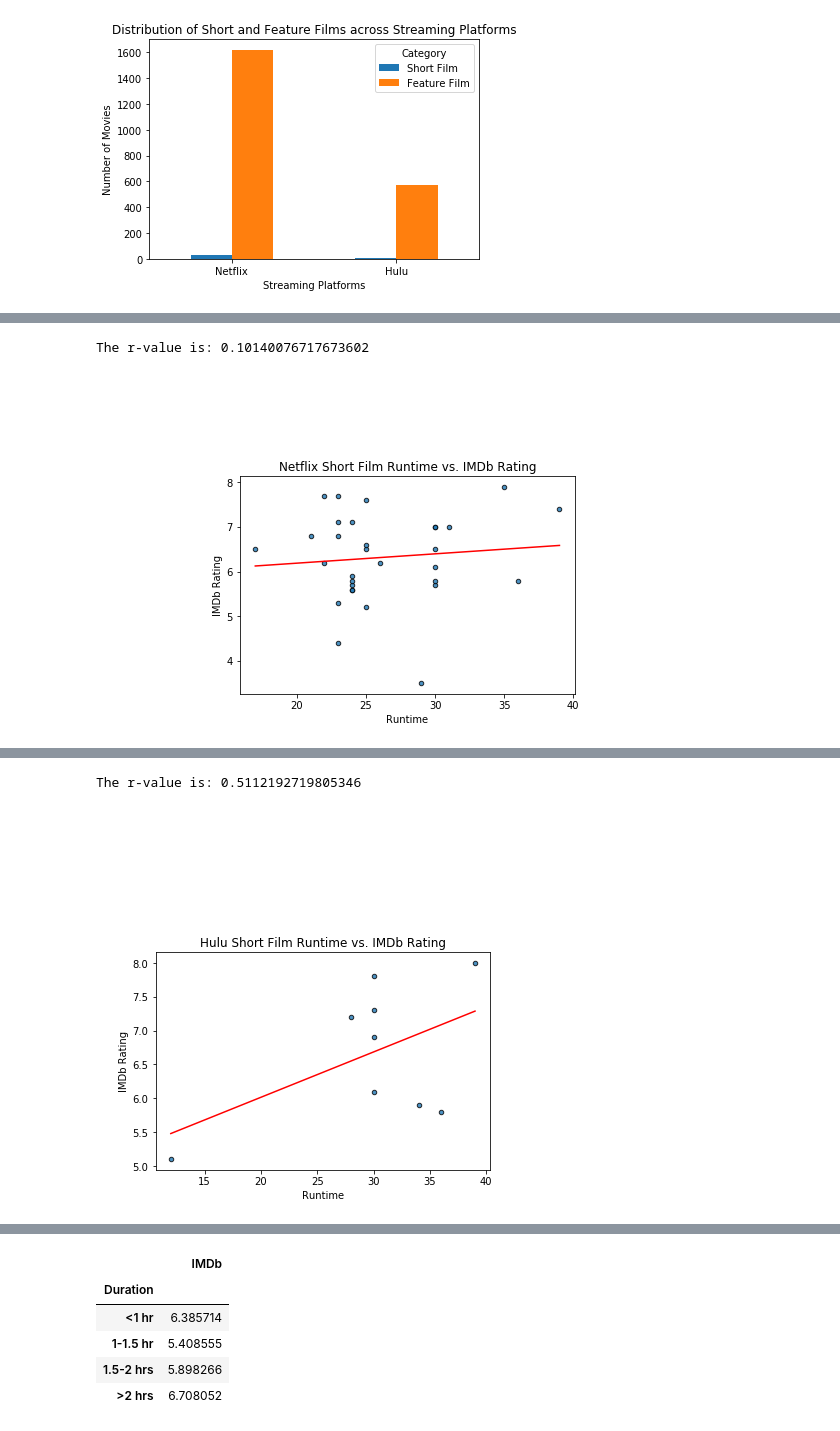
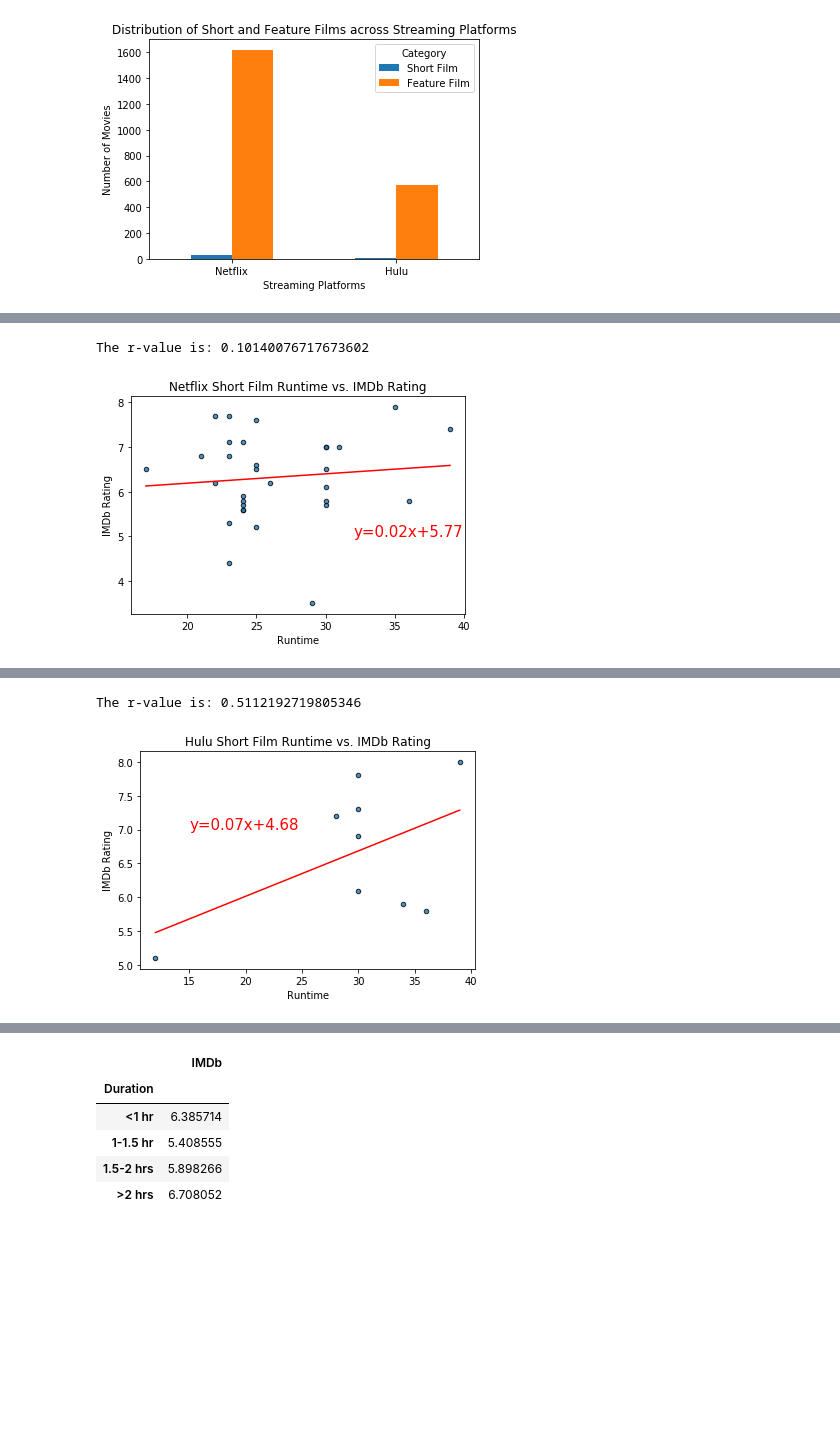
Before and after one commit to tracygoznikar/Project-1, a Jupyter notebook: Runtime Analysis/RuntimeAnalysis - data analysis.ipynb, the cells around one changed output, grey strips where cells are left out. Cells and saved outputs as stored; diff of their text form; code cells hidden in the pictures; blank space fills up the shorter version.

```diff
--- a/Runtime Analysis/RuntimeAnalysis - data analysis.ipynb
+++ b/Runtime Analysis/RuntimeAnalysis - data analysis.ipynb
@@ -156,7 +157,7 @@ regress_values = x_values * slope +intercept
 line_eq = "y=" + str(round(slope,2)) + "x+"+str(round(intercept,2))
 #plt.scatter(x_values, y_values)
 plt.plot(x_values,regress_values,"r-")
-plt.annotate(line_eq,(6,10),fontsize=15,color="red") #####WHY EQUATION NOT SHOWING UP:?:######
+plt.annotate(line_eq,(32,5),fontsize=15,color="red")
 plt.xlabel('Runtime')
 plt.ylabel('IMDb Rating')
 plt.tight_layout
@@ -167,7 +168,7 @@ plt.savefig("Images/NetflixShortFilmRuntimeVSIMDb.png")
 plt.show()
 # %% [output]
 The r-value is: 0.10140076717673602
-[figure, old version]
+[figure, new version]
 # %%
 short_hulu_df = shortfilm_df.loc[shortfilm_df['Hulu']==1]
 short_hulu_df
@@ -185,29 +186,29 @@ short_hulu_df
 # %%
 short_hulu_df.plot.scatter(x="Runtime",
                           y="IMDb", edgecolors="black",
                           facecolors='navy blue', alpha=0.8)
 plt.title("Hulu Short Film Runtime vs. IMDb Rating")
 
 #plot_linear_regression(x,y, 'IMDb')
 x_values = short_hulu_df["Runtime"]
 y_values = short_hulu_df["IMDb"]
 (slope, intercept, rvalue, pvalue, stderr) = linregress(x_values,y_values)
 regress_values = x_values * slope +intercept
 line_eq = "y=" + str(round(slope,2)) + "x+"+str(round(intercept,2))
 #plt.scatter(x_values, y_values)
 plt.plot(x_values,regress_values,"r-")
-plt.annotate(line_eq,(6,10),fontsize=15,color="red") #####WHY EQUATION NOT SHOWING UP:?:######
+plt.annotate(line_eq,(15,7),fontsize=15,color="red") #####WHY EQUATION NOT SHOWING UP:?:######
 plt.xlabel('Runtime')
 plt.ylabel('IMDb Rating')
 plt.tight_layout
 print(f"The r-value is: {rvalue}") #Moderately correlated
 
 plt.tight_layout
 plt.savefig("Images/HuluShortFilmRuntimeVSIMDb.png")
 plt.show()
 # %% [output]
 The r-value is: 0.5112192719805346
-[figure, old version]
+[figure, new version]
 # %%
 #Feature Film df
 featurefilm_df=bin_df.loc[bin_df["Category"]=="Feature Film"]
```
Also changed, not shown: parts of 21 cells of this notebook, 8 other files.
